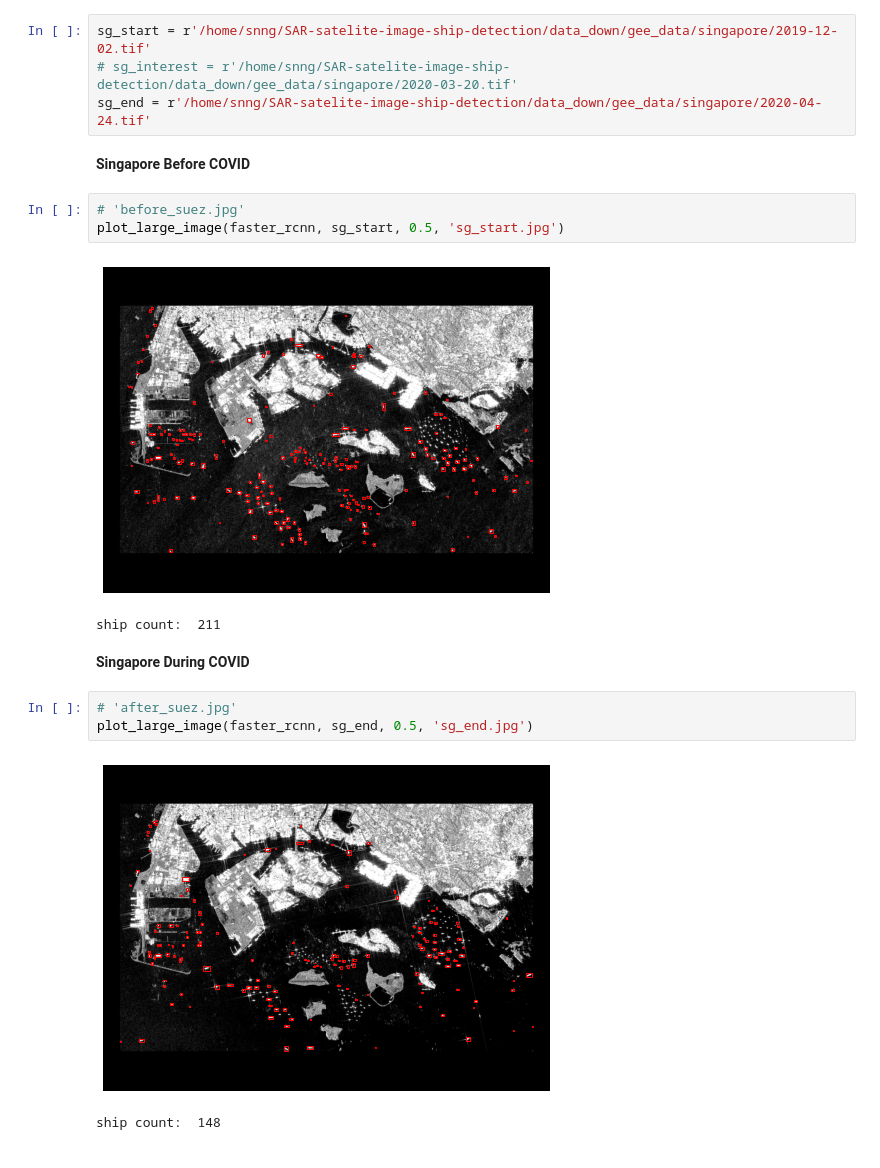
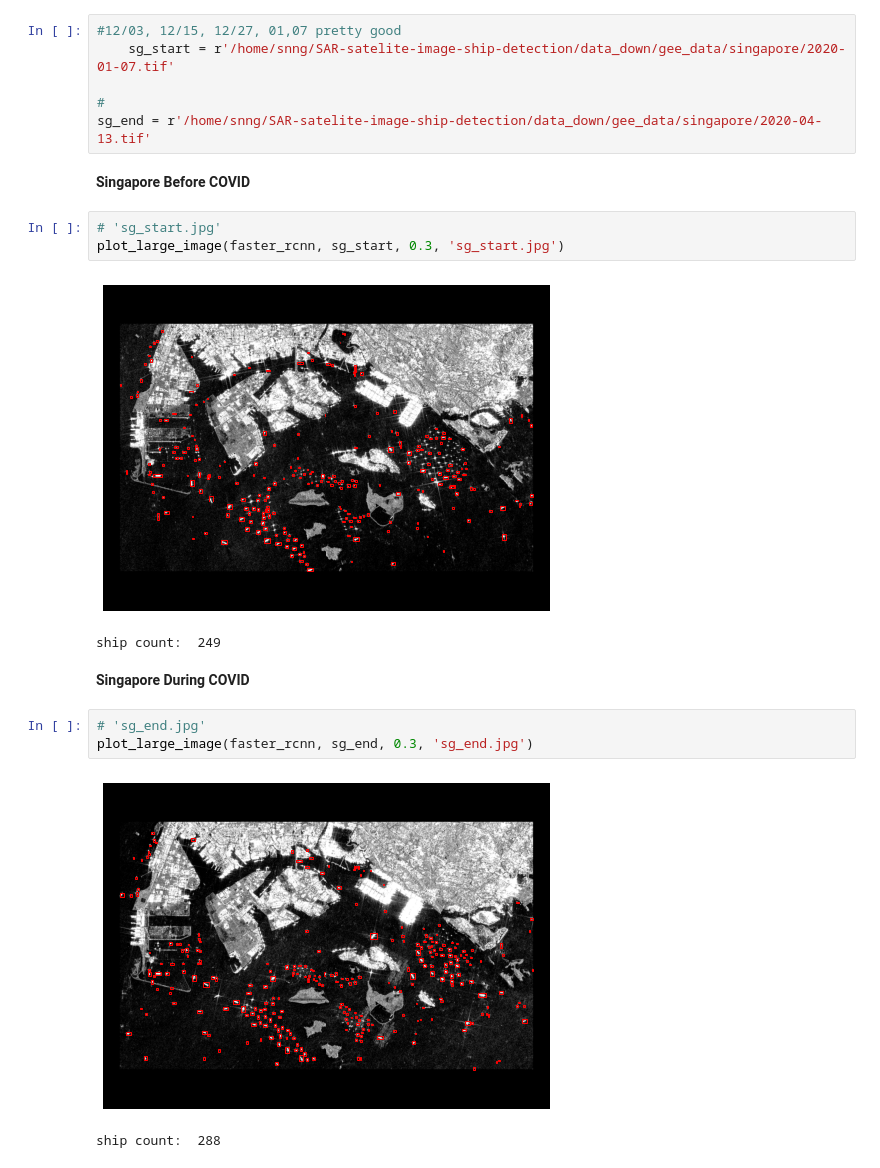
Before and after one commit to alexmak001/SAR-satelite-image-ship-detection, a Jupyter notebook: sean_notebooks/Applications.ipynb, the cells around one changed output. Drawn from its saved outputs; the diff is of its cells as text.

```diff
--- a/sean_notebooks/Applications.ipynb
+++ b/sean_notebooks/Applications.ipynb
@@ -341,22 +341,24 @@ plot_large_image(faster_rcnn, suez_end, 0.95, False)
 # %%
 '[(103.59886546640034,1.1591444667533368), (103.86459727792378,1.1591444667533368), (103.86459727792378,1.3232141828818362), (103.59886546640034,1.3232141828818362), (103.59886546640034,1.1591444667533368)]'
 # %%
-sg_start = r'/home/snng/SAR-satelite-image-ship-detection/data_down/gee_data/singapore/2019-12-02.tif'
-# sg_interest = r'/home/snng/SAR-satelite-image-ship-detection/data_down/gee_data/singapore/2020-03-20.tif'
-sg_end = r'/home/snng/SAR-satelite-image-ship-detection/data_down/gee_data/singapore/2020-04-24.tif'
+#12/03, 12/15, 12/27, 01,07 pretty good
+    sg_start = r'/home/snng/SAR-satelite-image-ship-detection/data_down/gee_data/singapore/2020-01-07.tif'
+
+#
+sg_end = r'/home/snng/SAR-satelite-image-ship-detection/data_down/gee_data/singapore/2020-04-13.tif'
 # %% [markdown]
 **Singapore Before COVID**
 # %%
-# 'before_suez.jpg'
-plot_large_image(faster_rcnn, sg_start, 0.5, 'sg_start.jpg')
+# 'sg_start.jpg'
+plot_large_image(faster_rcnn, sg_start, 0.3, 'sg_start.jpg')
 # %% [output]
-[figure, old version]
+[figure, new version]
-ship count:  211
+ship count:  249
 # %% [markdown]
 **Singapore During COVID**
 # %%
-# 'after_suez.jpg'
-plot_large_image(faster_rcnn, sg_end, 0.5, 'sg_end.jpg')
+# 'sg_end.jpg'
+plot_large_image(faster_rcnn, sg_end, 0.3, 'sg_end.jpg')
 # %% [output]
-[figure, old version]
+[figure, new version]
-ship count:  148
+ship count:  288
```
